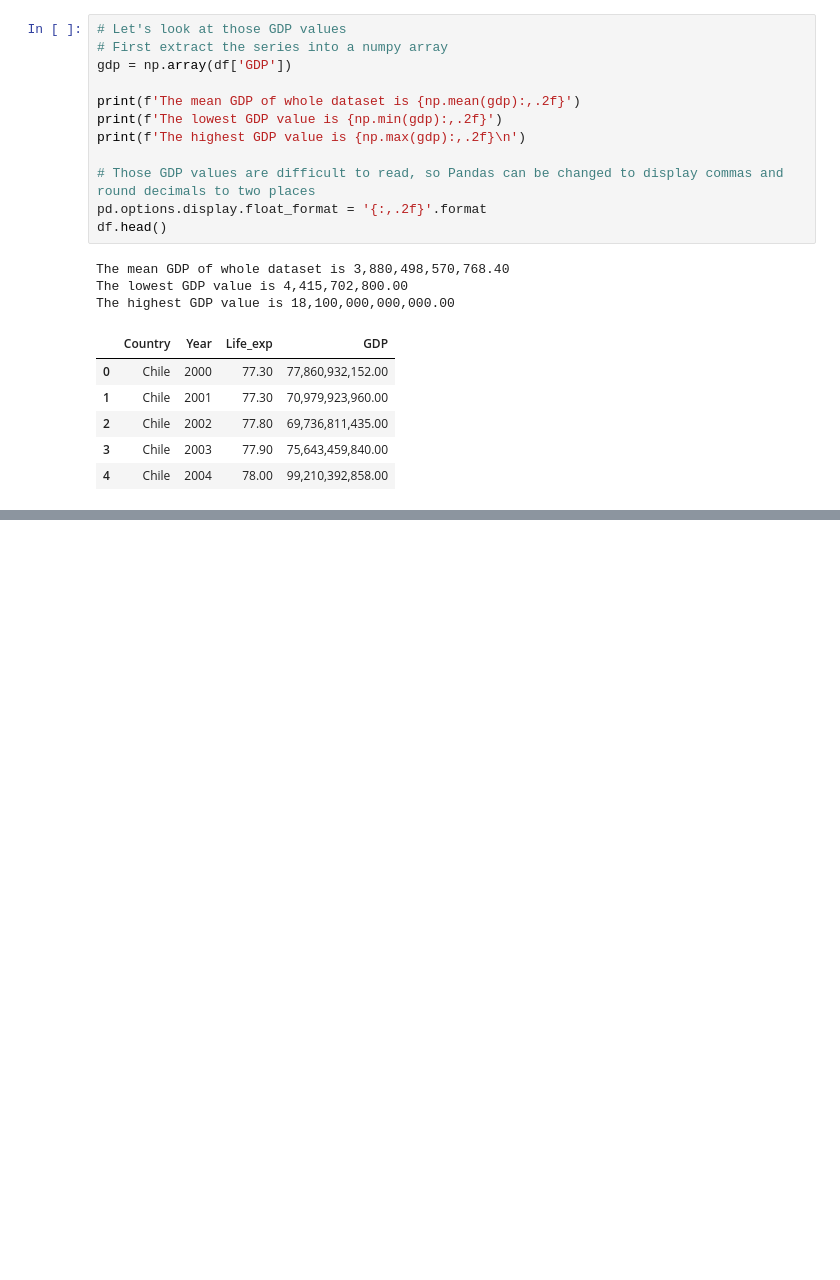
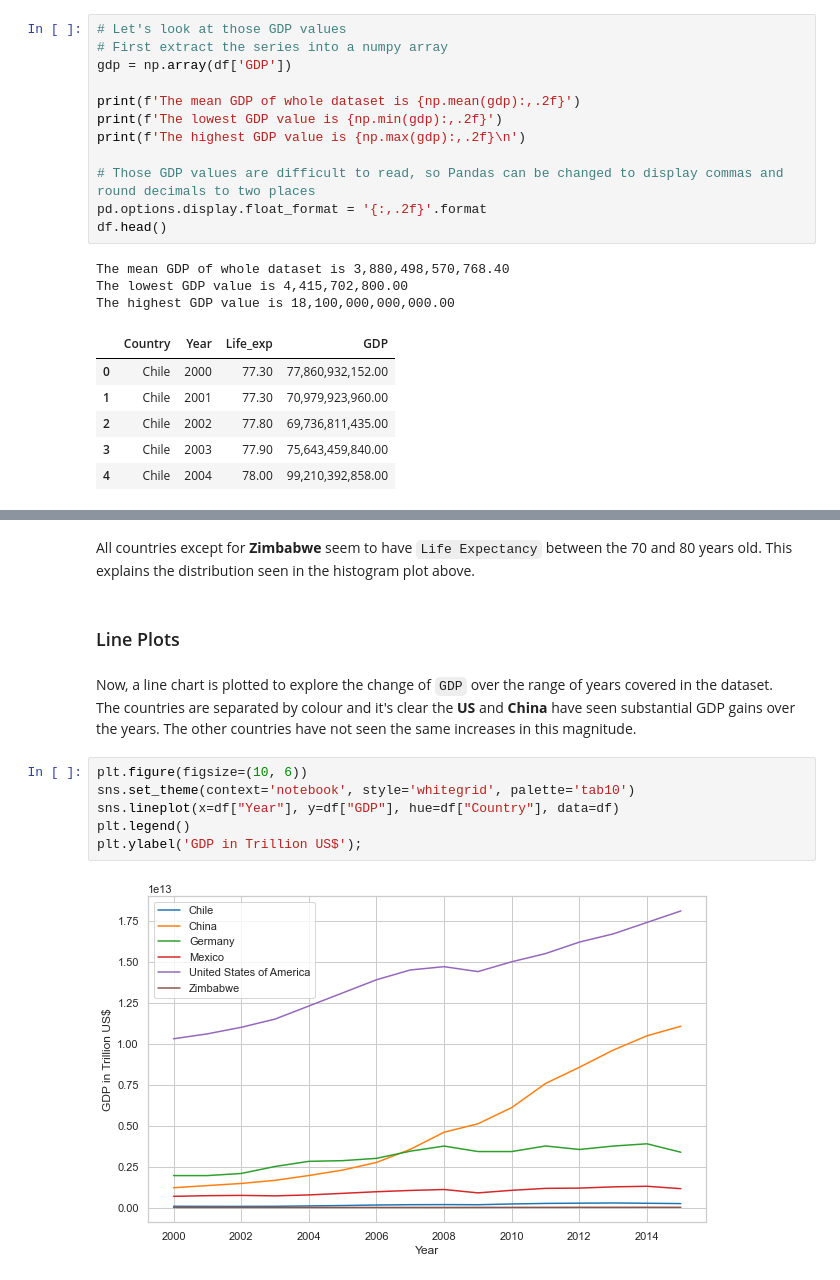
Before and after one commit to bravocharliemike/life_expectancy_gdp, a Jupyter notebook: life_expectancy_gdp.ipynb, the cells around one changed output, grey strips where cells are left out. Cells and saved outputs as stored; diff of their text form; blank space fills up the shorter version.

```diff
--- a/life_expectancy_gdp.ipynb
+++ b/life_expectancy_gdp.ipynb
@@ -175,0 +168,15 @@ sns.barplot(data=df, x='Country', y='GDP')
+# %% [markdown]
+All countries except for **Zimbabwe** seem to have `Life Expectancy` between the 70 and 80 years old. This explains the distribution seen in the histogram plot above.
+# %% [markdown]
+### Line Plots
+# %% [markdown]
+Now, a line chart is plotted to explore the change of `GDP` over the range of years covered in the dataset.<br>
+The countries are separated by colour and it's clear the **US** and **China** have seen substantial GDP gains over the years. The other countries have not seen the same increases in this magnitude.
+# %%
+plt.figure(figsize=(10, 6))
+sns.set_theme(context='notebook', style='whitegrid', palette='tab10')
+sns.lineplot(x=df["Year"], y=df["GDP"], hue=df["Country"], data=df)
+plt.legend()
+plt.ylabel('GDP in Trillion US$');
+# %% [output]
+[figure, added]
```
Also changed, not shown: parts of 23 cells of this notebook.
